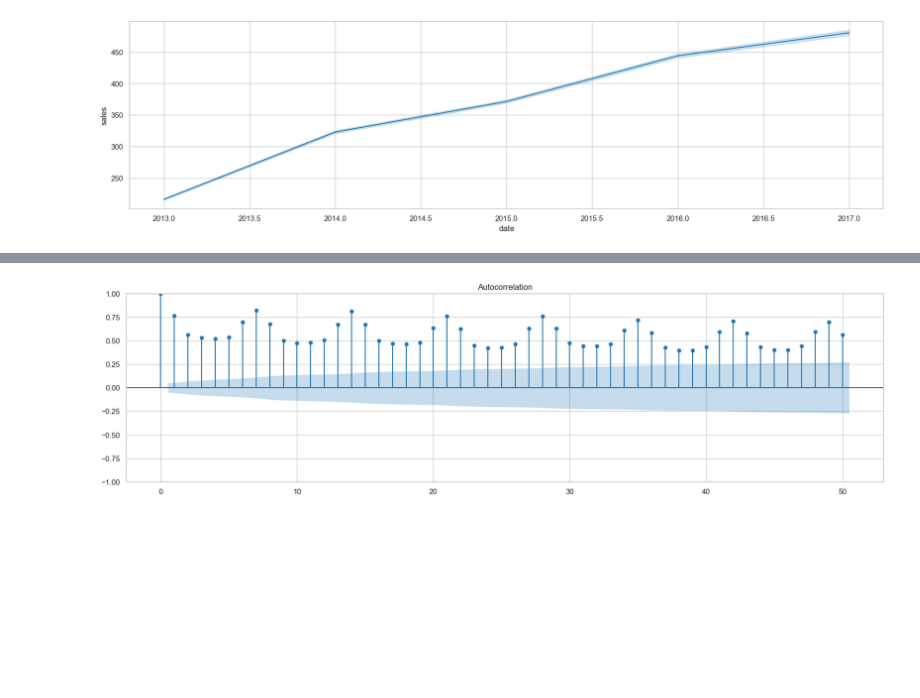
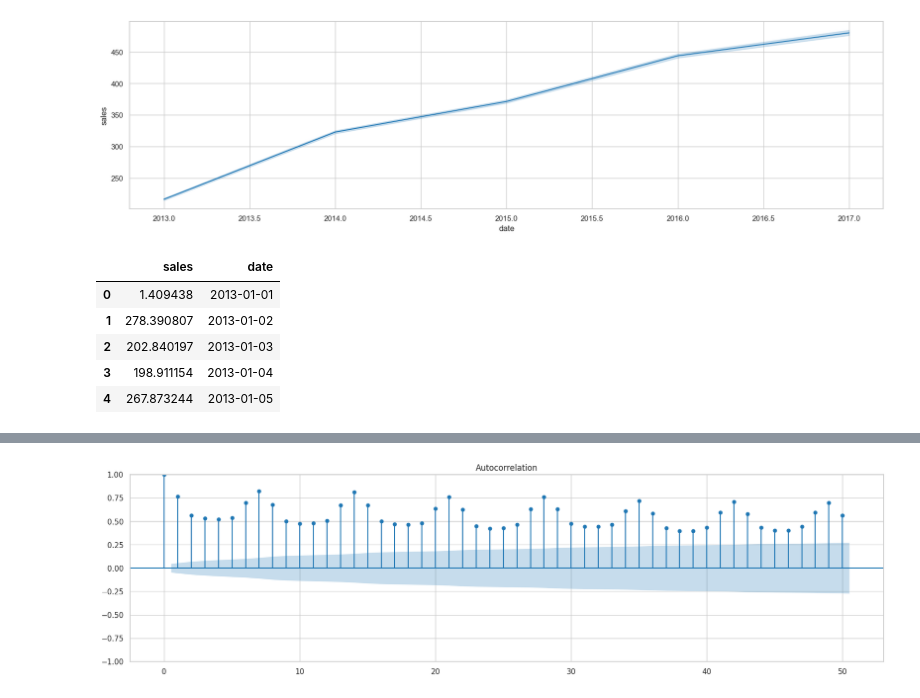
Before and after one commit to friskyspock/store-sales-time-series-forecasting, a Jupyter notebook: code.ipynb, the cells around one changed output, grey strips where cells are left out. Drawn from its saved outputs; the diff is of its cells as text; code cells hidden in the pictures; blank space fills up the shorter version.

```diff
--- a/code.ipynb
+++ b/code.ipynb
@@ -33,0 +39,9 @@ sns.lineplot(x=train_data['date'].dt.year,y=train_data['sales']);
+# %%
+df.head()
+# %% [output]
+|  | sales | date |
+| 0 | 1.409438 | 2013-01-01 |
+| 1 | 278.390807 | 2013-01-02 |
+| 2 | 202.840197 | 2013-01-03 |
+| 3 | 198.911154 | 2013-01-04 |
+| 4 | 267.873244 | 2013-01-05 |
```
Also changed, not shown: parts of 5 cells of this notebook.
